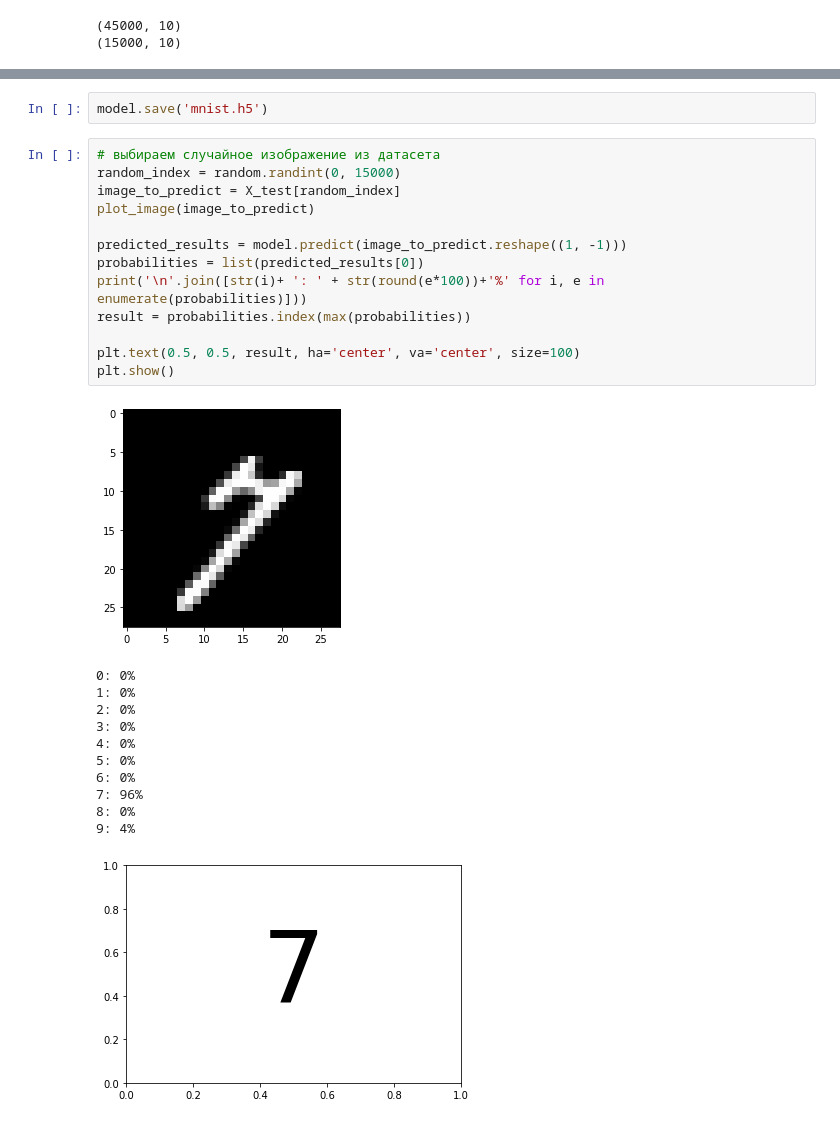
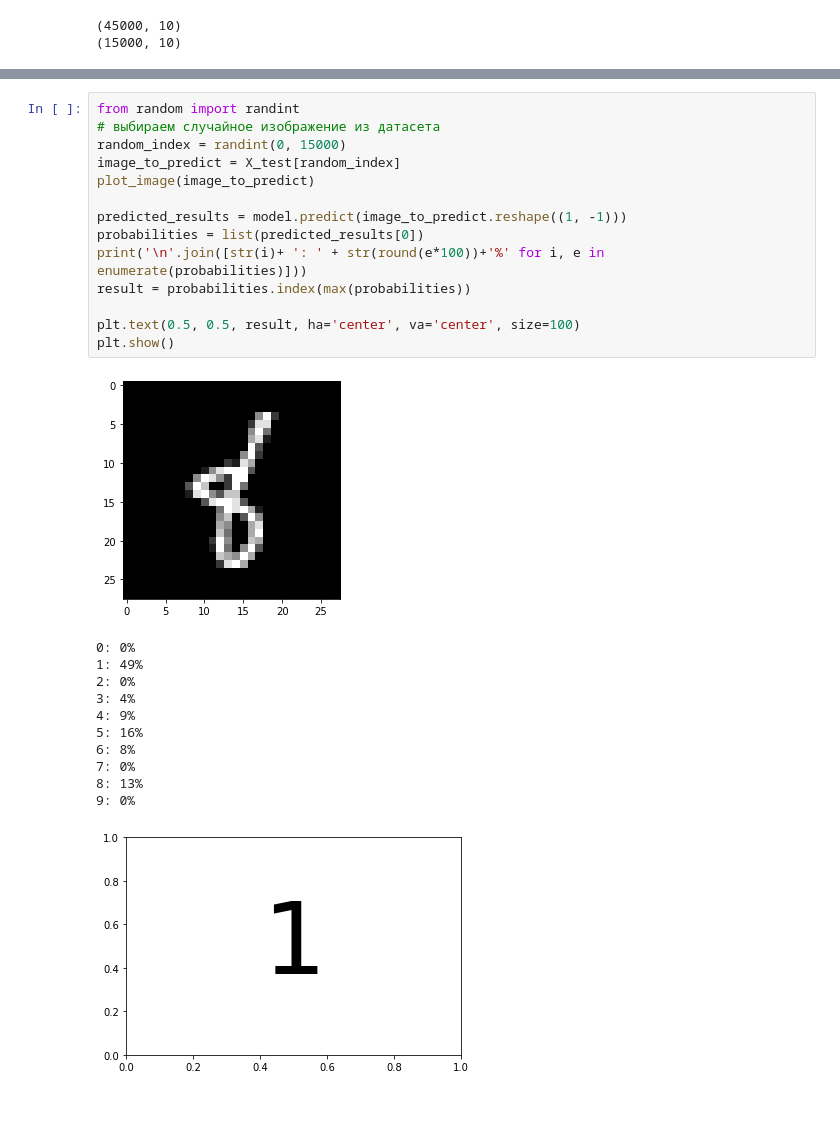
Before and after one commit to Hemodunem/Neuro, a Jupyter notebook: main.ipynb, the cells around one changed output, grey strips where cells are left out. Drawn from its saved outputs; the diff is of its cells as text.

```diff
--- a/main.ipynb
+++ b/main.ipynb
@@ -133,28 +133,27 @@ model.evaluate(X_test, y_test)
-# %%
-model.save('mnist.h5')
 # %%
+from random import randint
 # выбираем случайное изображение из датасета
-random_index = random.randint(0, 15000)
+random_index = randint(0, 15000)
 image_to_predict = X_test[random_index]
 plot_image(image_to_predict)
 
 predicted_results = model.predict(image_to_predict.reshape((1, -1)))
 probabilities = list(predicted_results[0])
 print('\n'.join([str(i)+ ': ' + str(round(e*100))+'%' for i, e in enumerate(probabilities)]))
 result = probabilities.index(max(probabilities))
 
 plt.text(0.5, 0.5, result, ha='center', va='center', size=100)
 plt.show()
 # %% [output]
-[figure, old version]
+[figure, new version]
 0: 0%
-1: 0%
+1: 49%
 2: 0%
-3: 0%
-4: 0%
-5: 0%
-6: 0%
-7: 96%
-8: 0%
-9: 4%
+3: 4%
+4: 9%
+5: 16%
+6: 8%
+7: 0%
+8: 13%
+9: 0%
-[figure, old version]
+[figure, new version]
```
Also changed, not shown: parts of 3 cells of this notebook, 3 other files.
